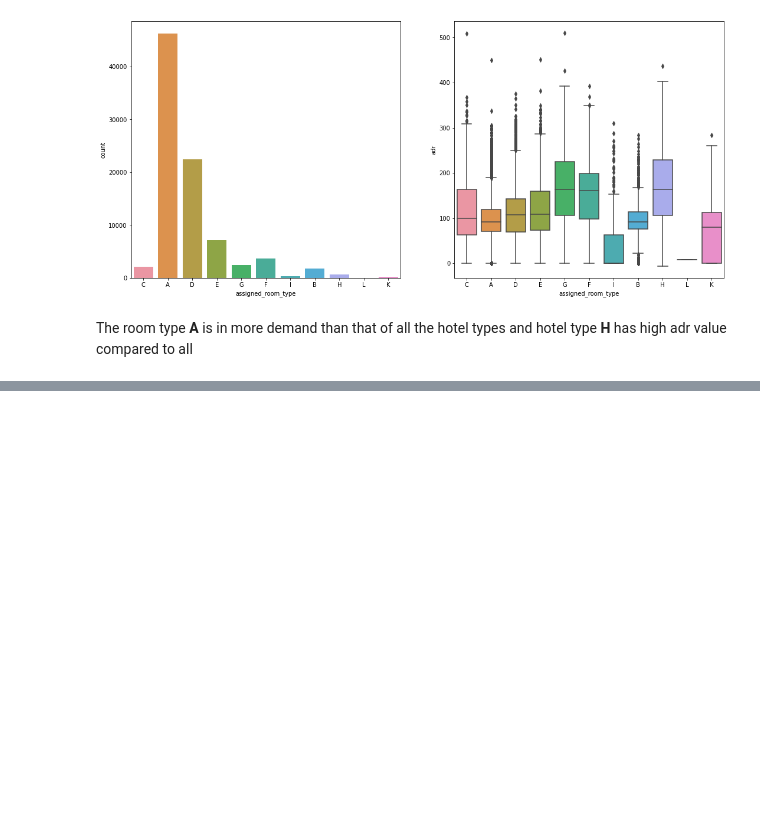
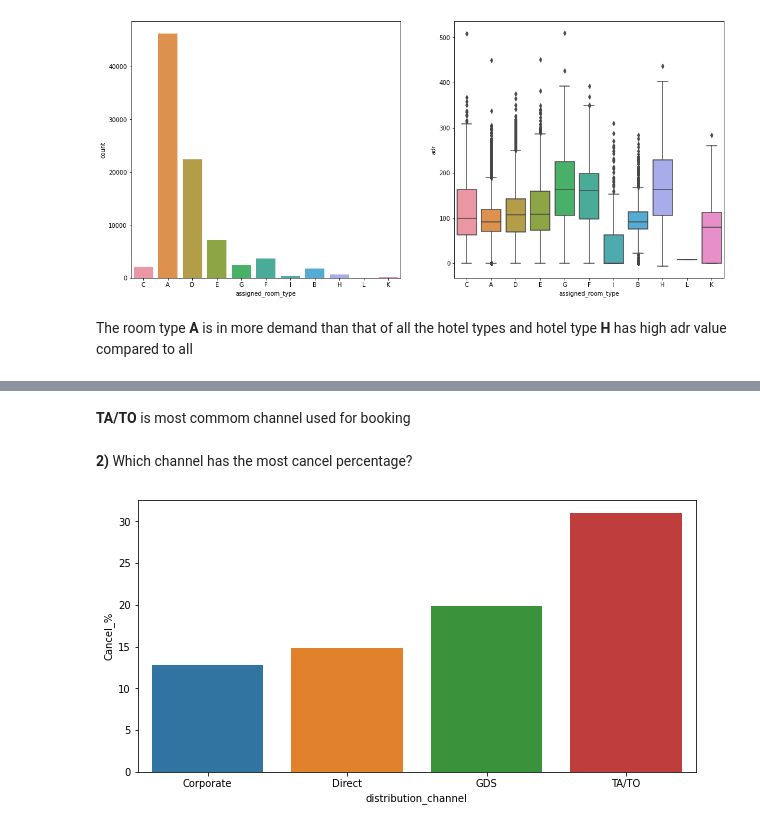
Before and after one commit to TejusM/hotelbooking-data-analysis-, a Jupyter notebook: tej_hotel_booking.ipynb, the cells around one changed output, grey strips where cells are left out. Cells and saved outputs as stored; diff of their text form; code cells hidden in the pictures; blank space fills up the shorter version.

```diff
--- a/tej_hotel_booking.ipynb
+++ b/tej_hotel_booking.ipynb
@@ -328,0 +367,11 @@ The room type **A** is in more demand than that of all the hotel types and hotel
+# %% [markdown]
+**TA/TO** is most commom channel used for booking
+# %% [markdown]
+**2)** Which channel has the most cancel percentage?
+# %%
+d2 = pd.DataFrame((group_by_dc['is_canceled'].sum()/group_by_dc.size())*100).drop(index = 'Undefined').rename(columns = {0: 'Cancel_%'})
+plt.figure(figsize = (10,5))
+sns.barplot(x = d2.index, y = d2['Cancel_%'])
+plt.show()
+# %% [output]
+[figure, added]
```
Also changed, not shown: parts of 17 cells of this notebook.
